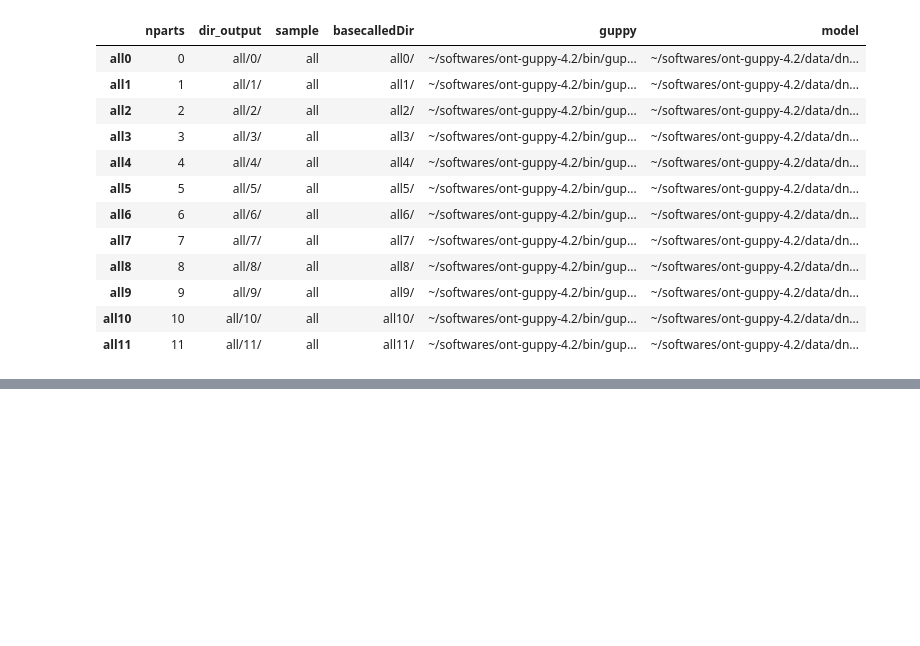
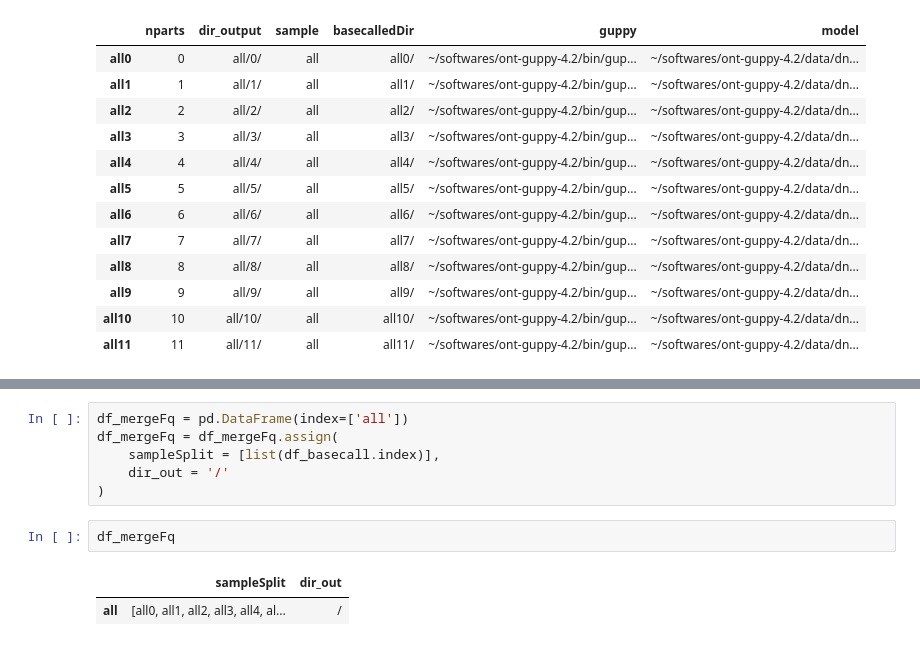
Before and after one commit to liuzj039/jpy_tools, a Jupyter notebook: pipeline/basecallByGuppy/snakemake/split.ipynb, the cells around one changed output, grey strips where cells are left out. Saved outputs shown, nothing was run; the diff lists cells and outputs as text; blank space fills up the shorter version.

Commit message:
add mergeFastq to basecall pipiline

```diff
--- a/pipeline/basecallByGuppy/snakemake/split.ipynb
+++ b/pipeline/basecallByGuppy/snakemake/split.ipynb
@@ -149,3 +149,14 @@ for column in ['basecalledDir']:
 fi
 touch {output.basecallFinished}
         """
+# %%
+df_mergeFq = pd.DataFrame(index=['all'])
+df_mergeFq = df_mergeFq.assign(
+    sampleSplit = [list(df_basecall.index)],
+    dir_out = '/'
+)
+# %%
+df_mergeFq
+# %% [output]
+|  | sampleSplit | dir_out |
+| all | [all0, all1, all2, all3, all4, al... | / |
```
Also changed, not shown: parts of 5 cells of this notebook, 2 other files.
